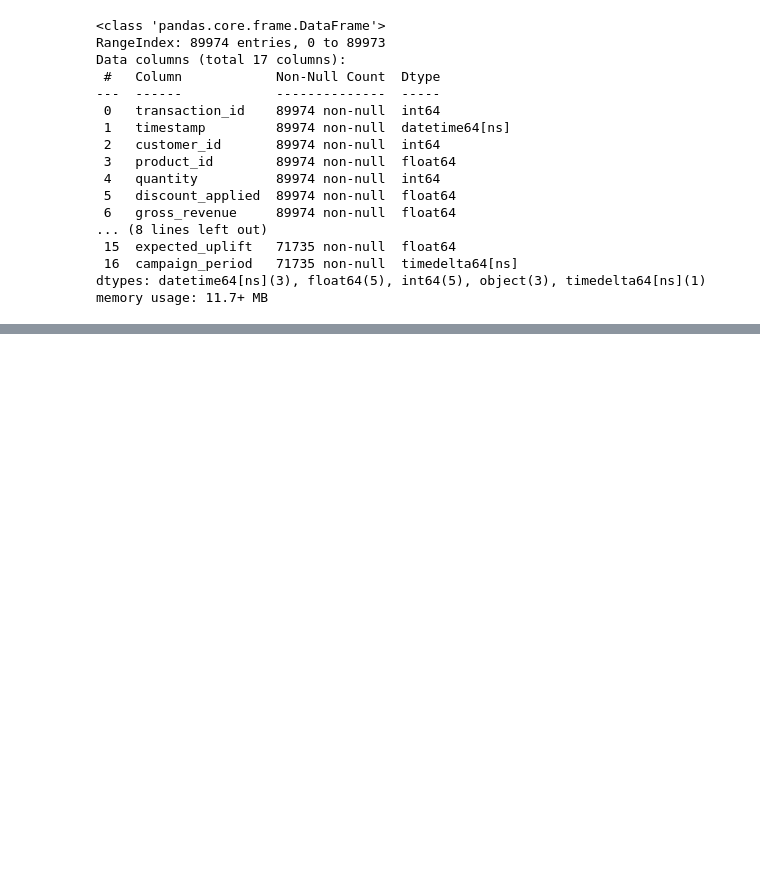
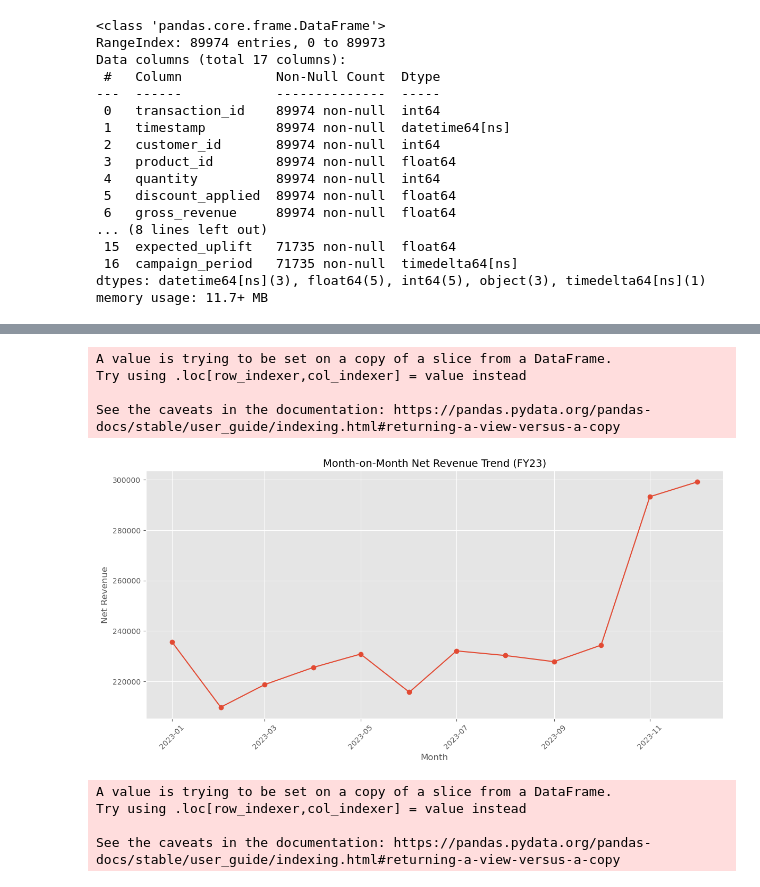
Before and after one commit to rahulnanda27/Campaign_Analysis_EDA_Project, a Jupyter notebook: EDA_code.ipynb, the cells around one changed output, grey strips where cells are left out. Cells and saved outputs as stored; diff of their text form; code cells hidden in the pictures; blank space fills up the shorter version.

```diff
--- a/EDA_code.ipynb
+++ b/EDA_code.ipynb
@@ -379,0 +427,59 @@ memory usage: 11.7+ MB
+# %%
+#check FY23 month-on-month revenue trend
+fy23_df = consolidated_df[
+    consolidated_df["timestamp"].dt.year == 2023
+]
+fy23_df["year_month"] = fy23_df["timestamp"].dt.to_period("M")
+monthly_revenue_fy23 = (
+    fy23_df
+    .groupby("year_month")["net_revenue"]
+    .sum()
+    .reset_index()
+    .sort_values("year_month")
+)
+monthly_revenue_fy23["year_month"] = (
+    monthly_revenue_fy23["year_month"].dt.to_timestamp()
+)
+plt.figure(figsize=(12, 6))
+
+plt.plot(
+    monthly_revenue_fy23["year_month"],
+    monthly_revenue_fy23["net_revenue"],
+    marker="o"
+)
+
+plt.title("Month-on-Month Net Revenue Trend (FY23)", fontsize=14)
+plt.xlabel("Month")
+plt.ylabel("Net Revenue")
+plt.grid(True)
+
+plt.xticks(rotation=45)
+plt.tight_layout()
+plt.show()
+# %% [output]
+A value is trying to be set on a copy of a slice from a DataFrame.
+Try using .loc[row_indexer,col_indexer] = value instead
+
+See the caveats in the documentation: https://pandas.pydata.org/pandas-docs/stable/user_guide/indexing.html#returning-a-view-versus-a-copy
+[figure, added]
+# %%
+#check FY22 month-on-month revenue trend to compare year end spike
+fy22_df = consolidated_df[
+    consolidated_df["timestamp"].dt.year == 2022
+]
+fy22_df["year_month"] = fy22_df["timestamp"].dt.to_period("M")
+monthly_revenue_fy22 = (
+    fy22_df
+    .groupby("year_month")["net_revenue"]
+    .sum()
+    .reset_index()
+    .sort_values("year_month")
+)
+monthly_revenue_fy22["year_month"] = (
+    monthly_revenue_fy22["year_month"].dt.to_timestamp()
+)
+# %% [output]
+A value is trying to be set on a copy of a slice from a DataFrame.
+Try using .loc[row_indexer,col_indexer] = value instead
+
+See the caveats in the documentation: https://pandas.pydata.org/pandas-docs/stable/user_guide/indexing.html#returning-a-view-versus-a-copy
```
Also changed, not shown: parts of 18 cells of this notebook.
